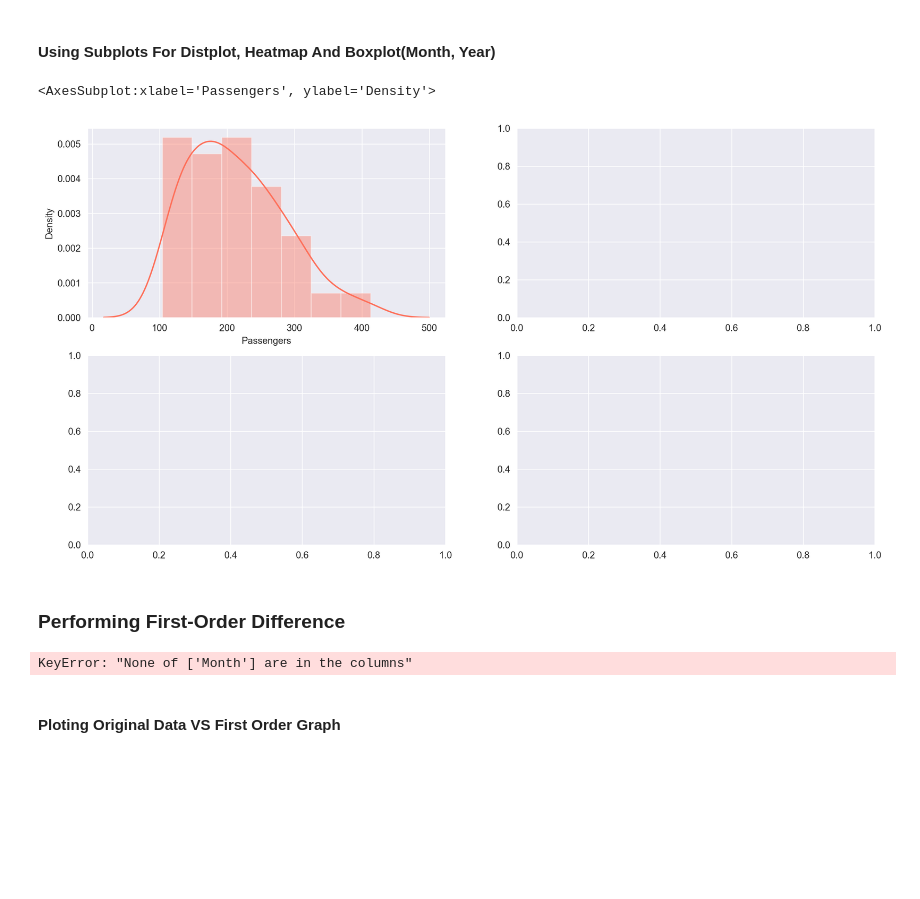
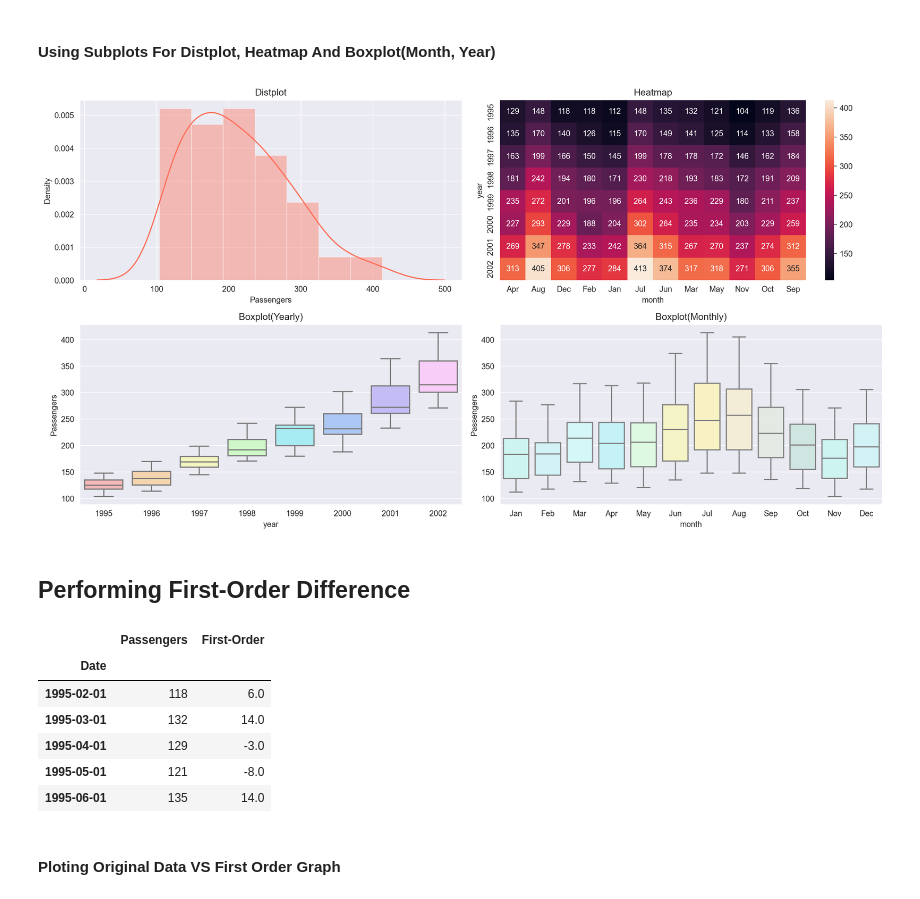
Before and after one commit to kunal-mallick/Data-Science-Assignments, a Jupyter notebook: Assignment_18_Forecasting/Code/Q1_AirlinesData.ipynb, the cells around one changed output. Drawn from its saved outputs; the diff is of its cells as text; code cells hidden in the pictures; blank space fills up the shorter version.

Commit message:
Update Q1_AirlinesData.ipynb
- rearrange Visualizing

- do sqrt and log on EDA

- then lag plot

- then moving plot

- then first order

```diff
--- a/Assignment_18_Forecasting/Code/Q1_AirlinesData.ipynb
+++ b/Assignment_18_Forecasting/Code/Q1_AirlinesData.ipynb
@@ -129,3 +129,7 @@ al.head(10)
 | 7 | 1995-08-01 | 148 | Aug | 1995 |
 | 8 | 1995-09-01 | 136 | Sep | 1995 |
 | 9 | 1995-10-01 | 119 | Oct | 1995 |
+# %%
+hm_y_m = pd.pivot_table(data=al,values="Passengers",index="year",columns="month",aggfunc="mean",fill_value=0)
+
+hm_y_m
@@ -142,24 +157,44 @@ sns.lineplot(data = al, palette = ["#ffb55a"])
 [figure]
 # %% [markdown]
 #### Using Subplots For Distplot, Heatmap And Boxplot(Month, Year)
-# %%
-fig, ax = plt.subplots(2, 2, figsize=(15, 8))
-
-sns.distplot(al['Passengers'], color = '#ff6f59', ax=ax[0,0])
-# %% [output]
-<AxesSubplot:xlabel='Passengers', ylabel='Density'>
-[figure, removed]
+# %%
+fig, ax = plt.subplots(2, 2, figsize=(15, 8))
+
+ax[0, 0].title.set_text('Distplot')
+sns.distplot(al['Passengers'], color = '#ff6f59', ax=ax[0,0])
+
+ax[0, 1].title.set_text('Heatmap')
+sns.heatmap(hm_y_m, annot = True, fmt="g", ax = ax[0, 1])
+
+ax[1, 0].title.set_text('Boxplot(Yearly)')
+sns.boxplot(x = 'year', y = 'Passengers', data = al, ax = ax[1, 0], palette = ['#ffadad', '#ffd6a5', '#fdffb6', '#caffbf', '#9bf6ff', '#a0c4ff', '#bdb2ff', '#ffc6ff'])
+
+ax[1, 1].title.set_text('Boxplot(Monthly)')
+sns.boxplot(x = 'month', y = 'Passengers', data = al, ax = ax[1, 1], palette = ['#c6fbf6', '#cdf7fb', '#d0fcfd', '#bbf9ff', '#d8fede', '#fbfcbf', '#fff8bc', '#f7efd4', '#e1ebe2', '#cae9e4'])
+
+plt.tight_layout()
+# %% [output]
+[figure, added]
 # %% [markdown]
-### Performing First-Order Difference
+## Performing First-Order Difference
 # %%
 fo = al.copy()
+fo.set_index('Date', inplace = True)
+
 fo['First-Order'] = fo['Passengers'].diff(periods = 1)
-fo.set_index('Month', inplace = True)
+
+fo.drop(columns = ['month', 'year'], inplace = True)
 fo.dropna(inplace=True)
 
 fo.head()
 # %% [output]
-KeyError: "None of ['Month'] are in the columns"
+|  | Passengers | First-Order |
+| Date |  |  |
+| 1995-02-01 | 118 | 6.0 |
+| 1995-03-01 | 132 | 14.0 |
+| 1995-04-01 | 129 | -3.0 |
+| 1995-05-01 | 121 | -8.0 |
+| 1995-06-01 | 135 | 14.0 |
 # %% [markdown]
 #### Ploting Original Data VS First Order Graph
 # %%
```
Also changed, not shown: parts of 1 cell of this notebook.
